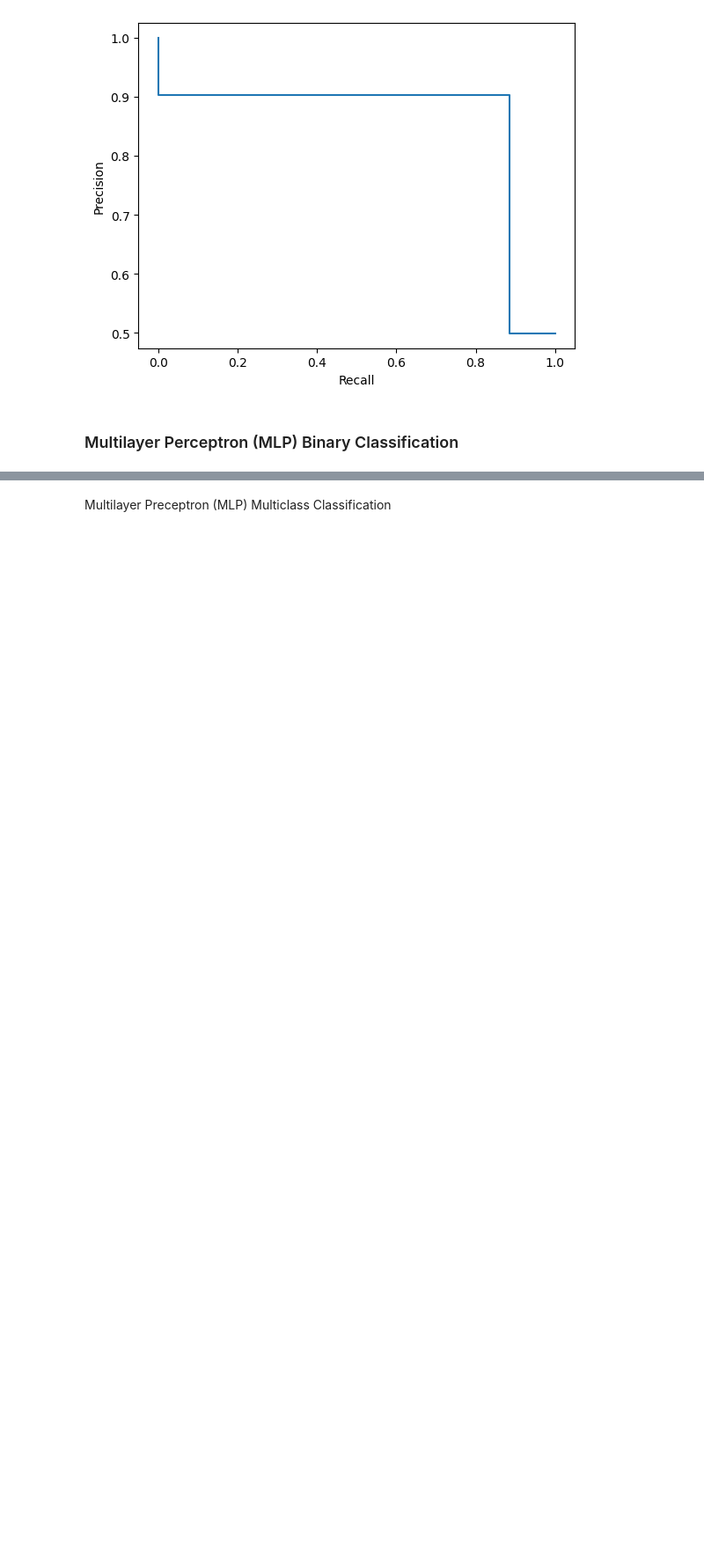
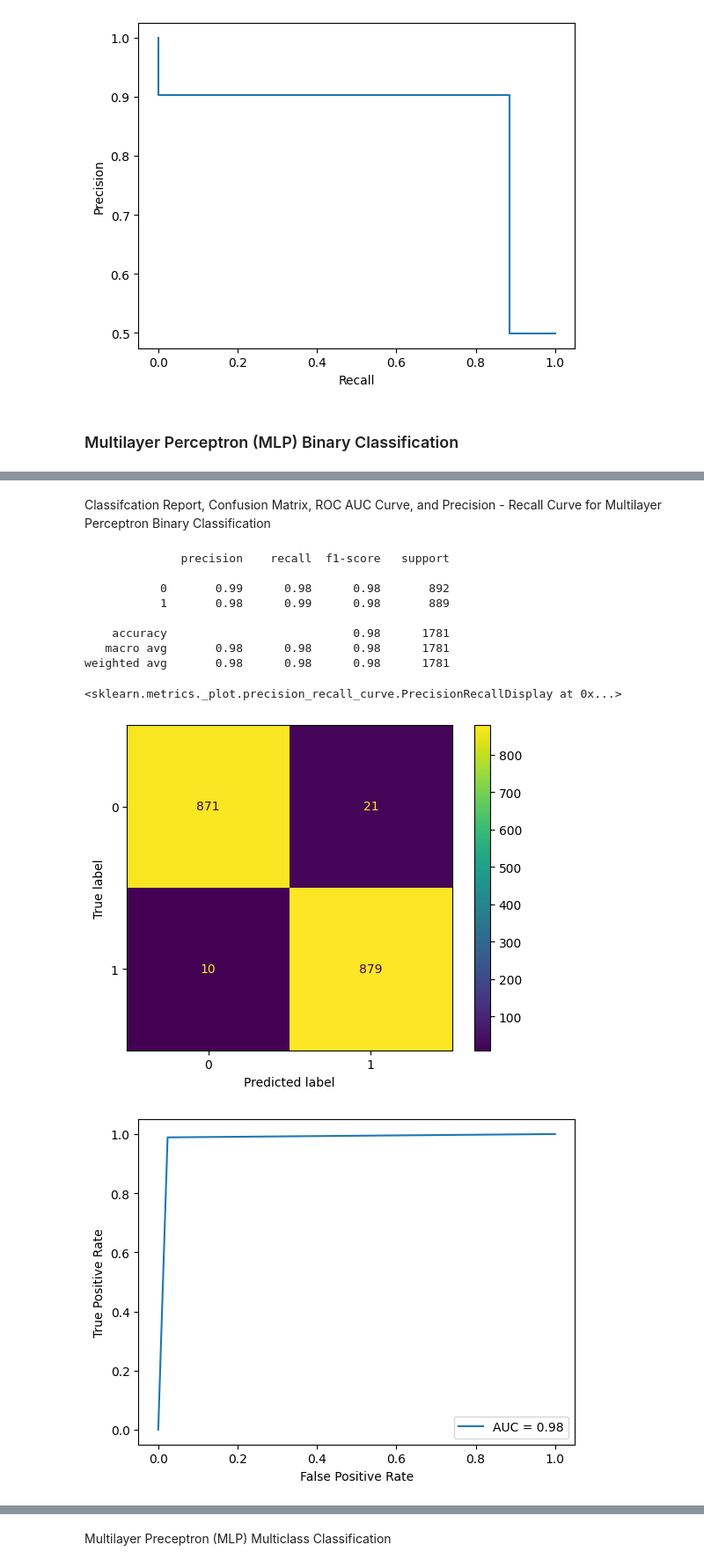
Before and after one commit to nicholascaro/en-accent-classifcation, a Jupyter notebook: evaluation-and-analysis.ipynb, the cells around one changed output, grey strips where cells are left out. Shown at 88% size. Cells and saved outputs as stored; diff of their text form; code cells hidden in the pictures; blank space fills up the shorter version.

Commit message:
add evaluation metrics for all nn models

```diff
--- a/evaluation-and-analysis.ipynb
+++ b/evaluation-and-analysis.ipynb
@@ -1006,0 +984,12 @@ Epoch 10/10
+# %%
+early_stopping_cb = keras.callbacks.EarlyStopping(patience=10)
+
+checkpoint_cb = keras.callbacks.ModelCheckpoint("mlp_binary.h5", save_best_only = True)
+
+mlp_binary_history = mlp_binary_model.fit(
+    X_train, y_train, epochs=100,
+    validation_split=0.1,
+    callbacks=[checkpoint_cb, early_stopping_cb]
+)
+
+mlp_binary_model = keras.models.load_model("mlp_binary.h5")
@@ -1006,0 +1019,3 @@ Epoch 10/10
+# %%
+mlp_predict = (mlp_binary_model.predict(X_test) > 0.5).astype("int32")
+# mlp_predict = (mlp_model.predict(X_test) > 0.5).astype("int32")
@@ -1006,0 +1024,42 @@ Epoch 10/10
+# %% [markdown]
+Classifcation Report, Confusion Matrix, ROC AUC Curve, and Precision - Recall Curve for Multilayer Perceptron Binary Classification
+# %%
+# classifcation report
+mlp_cr = metrics.classification_report(y_test, mlp_predict)
+
+# confusion matrix
+mlp_cm = metrics.confusion_matrix(y_test, mlp_predict)
+mlp_cm_display = metrics.ConfusionMatrixDisplay(confusion_matrix=mlp_cm)
+
+# roc auc curve
+mlp_fpr, mlp_tpr, mlp_thresholds = metrics.roc_curve(y_test, mlp_predict)
+mlp_roc_auc = metrics.auc(mlp_fpr, mlp_tpr)
+mlp_roc_auc_display = metrics.RocCurveDisplay(fpr=mlp_fpr, tpr=mlp_tpr, roc_auc=mlp_roc_auc)
+
+# precision recall curve
+mlp_precision, mlp_recall, _ = metrics.precision_recall_curve(y_test, mlp_predict)
+mlp_prec_reca_display = metrics.PrecisionRecallDisplay(precision=mlp_precision, recall=mlp_recall)
+# %%
+# classifcation report
+print(mlp_cr)
+
+# confusion matrix display
+mlp_cm_display.plot()
+
+# roc auc curve display
+mlp_roc_auc_display.plot()
+
+# precision recall curve display
+mlp_prec_reca_display.plot()
+# %% [output]
+              precision    recall  f1-score   support
+
+           0       0.99      0.98      0.98       892
+           1       0.98      0.99      0.98       889
+
+    accuracy                           0.98      1781
+   macro avg       0.98      0.98      0.98      1781
+weighted avg       0.98      0.98      0.98      1781
+<sklearn.metrics._plot.precision_recall_curve.PrecisionRecallDisplay at 0x...>
+[figure, added]
+[figure, added]
```
Also changed, not shown: parts of 33 cells of this notebook, 1 other file.
